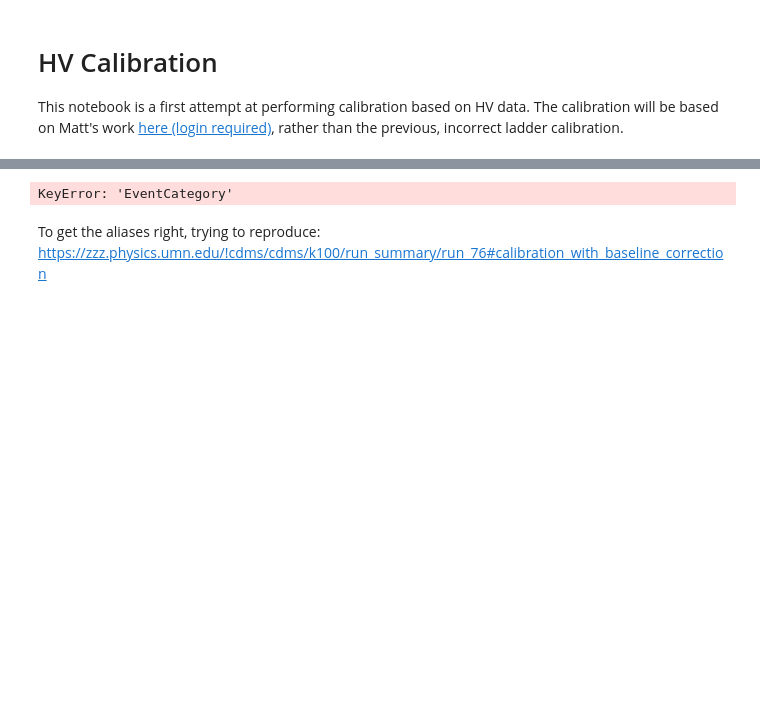
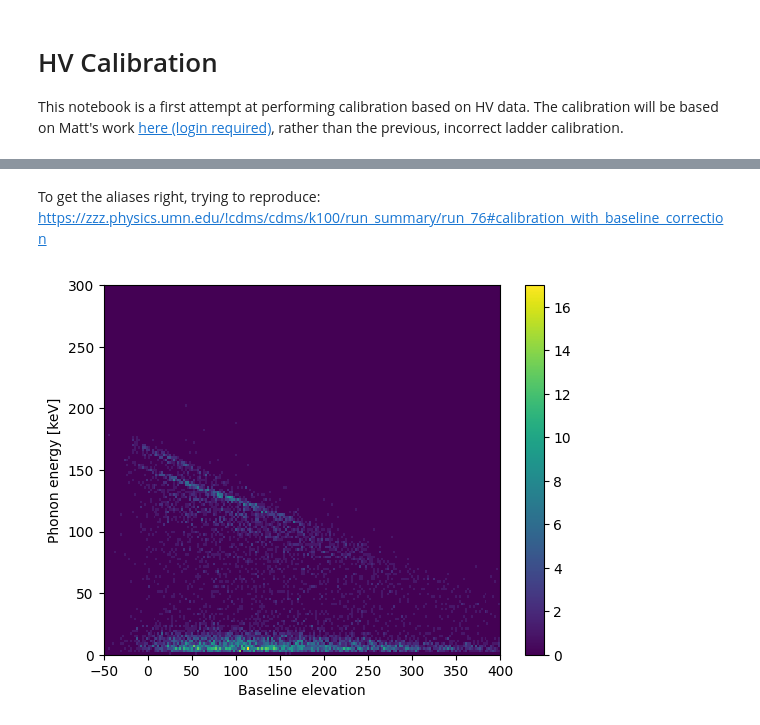
Before and after one commit to villano-lab/R76Analysis, a Jupyter notebook: HV1_Calibration.ipynb, the cells around one changed output, grey strips where cells are left out. Drawn from its saved outputs; the diff is of its cells as text; code cells hidden in the pictures; blank space fills up the shorter version.

```diff
--- a/HV1_Calibration.ipynb
+++ b/HV1_Calibration.ipynb
@@ -70,31 +54,32 @@ for x in z:
     x['xdel'] = 1e6*(x['PEWKr20'] - 0.5*(x['PCWKr20']+x['PDWKr20']))-1
     x['ydel'] = 1e6*(0.866*(x['PDWKr20'] - x['PCWKr20']))+9
     x['phidel'] = [180/np.pi*math.atan2(x['ydel'].array[j],x['xdel'].array[j]) for j in range(len(x['ydel'].array))]
-    x['cphi1'] = x['phidel']>5 and x['phidel'] < 20
+    x['cphi1'] = [(y>5) and (y < 20) for y in x['phidel']]
-# %% [output]
-KeyError: 'EventCategory'
 # %% [markdown]
 To get the aliases right, trying to reproduce: https://zzz.physics.umn.edu/!cdms/cdms/k100/run_summary/run_76#calibration_with_baseline_correction
 # %%
 fig = plt.figure()
+#Going to apply several data cuts in order to narrow down where we can fit to
 h = plt.hist2d(z[4]["PFbs"][~z[4]["crand"]][z[4]["cphi1"]][z[4]["cam"]]-3000,z[4]["pt_keV"][~z[4]["crand"]][z[4]["cphi1"]][z[4]["cam"]]
                ,bins=[np.linspace(-50,400,200),np.linspace(0,300,150)])
 plt.ylabel("Phonon energy [keV]")
 plt.xlabel("Baseline elevation") #Not true yet; just the goal.
 #Based on the calculation I think this might be what I have now? But,
 #Based on the plot it's very clearly not it.
 fig.colorbar(h[3])
 x = np.array([0,300])
-plt.plot(x,-0.232*x+150,color='r',linestyle='--')
+#plt.plot(x,-0.232*x+150,color='r',linestyle='--')
 #plt.plot([0,300],[150,75])
 
 comment = """
 pointsx = [0,0.22e-6,0.29e-6,0.38e-6] #Measured outputs, not yet known.
 
 plt.axhline(pointsx[1],color='red',linestyle='dotted')
 plt.axhline(pointsx[2],color='red',linestyle='dotted')
 plt.axhline(pointsx[3],color='red',linestyle='dotted')#"""
 
 plt.show()
+# %% [output]
+[figure, added]
 # %%
 fig = plt.figure()
```
Also changed, not shown: parts of 7 cells of this notebook.
